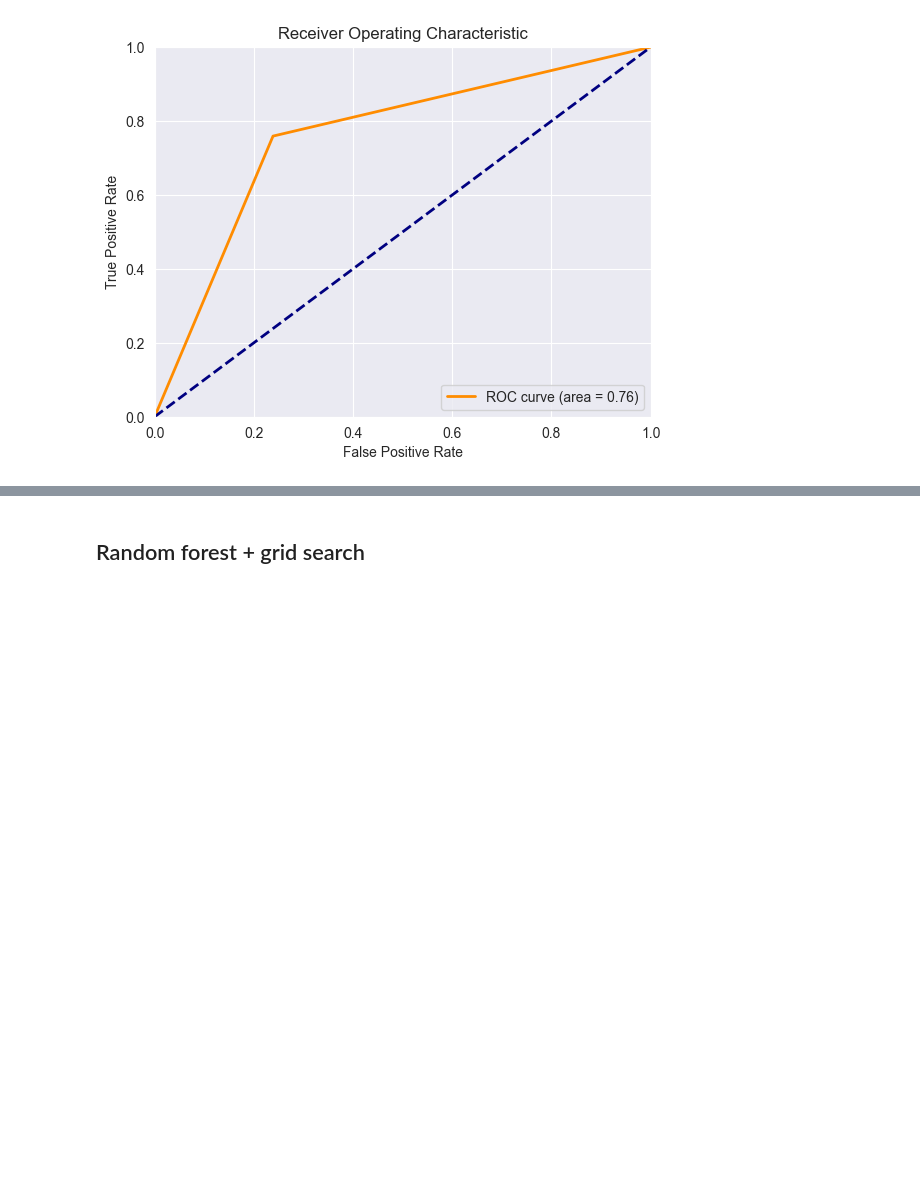
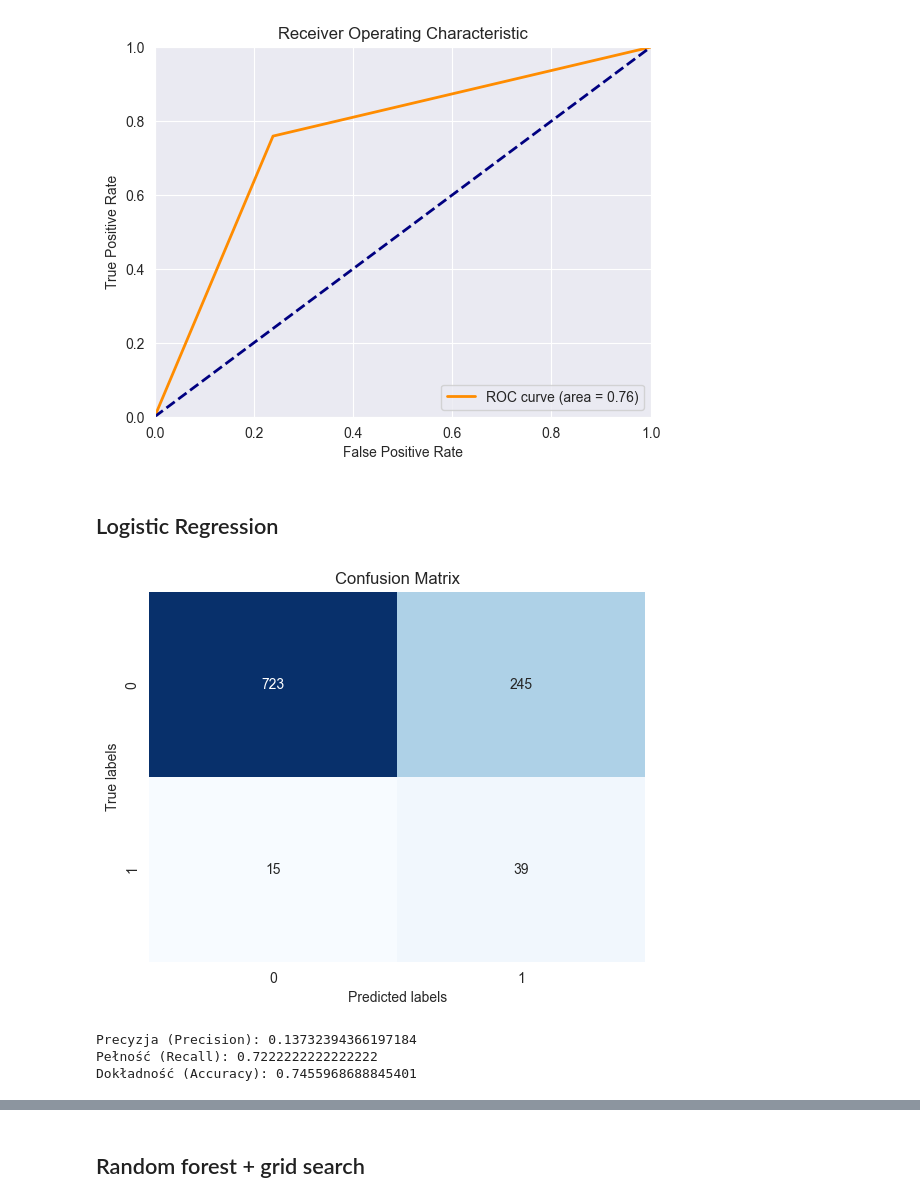
Before and after one commit to aleksandra0014/ML, a Jupyter notebook: breast_cancer/data_analysis.ipynb, the cells around one changed output, grey strips where cells are left out. Drawn from its saved outputs; the diff is of its cells as text; code cells hidden in the pictures; blank space fills up the shorter version.

```diff
--- a/breast_cancer/data_analysis.ipynb
+++ b/breast_cancer/data_analysis.ipynb
@@ -332,0 +324,30 @@ df = pd.DataFrame(m, index=index_names)
+# %% [markdown]
+## Logistic Regression
+# %%
+from sklearn.linear_model import LogisticRegression
+clf = LogisticRegression()
+
+X_train_lg, X_test_lg, y_train_lg, y_test_lg = train_test_split(X, y, test_size=0.2, random_state=0)
+col_to_stand = ['age', 'avg_glucose_level']
+scaler = StandardScaler()
+X_test_lg[col_to_stand] = scaler.fit_transform(X_test_lg[col_to_stand])
+X_train_lg[col_to_stand] = scaler.fit_transform(X_train_lg[col_to_stand])
+
+X_train_lg = X_train_lg.values
+X_test_lg = X_test_lg.values
+y_train_lg = y_train_lg.values
+y_test_lg = y_test_lg.values
+
+X_train_smote_lg, y_train_smote_lg = smote.fit_resample(X_train_lg, y_train_lg)
+
+clf.fit(X_train_smote_lg, y_train_smote_lg)
+y_pred4 = clf.predict(X_test_lg)
+
+cm4 = metrics.confusion_matrix(y_test, y_pred4)
+cm_plot(cm4)
+p4, r4, a4 = p_metrics(y_test, y_pred4)
+# %% [output]
+[figure, added]
+Precyzja (Precision): 0.13732394366197184
+Pełność (Recall): 0.7222222222222222
+Dokładność (Accuracy): 0.7455968688845401
```
Also changed, not shown: parts of 15 cells of this notebook.
